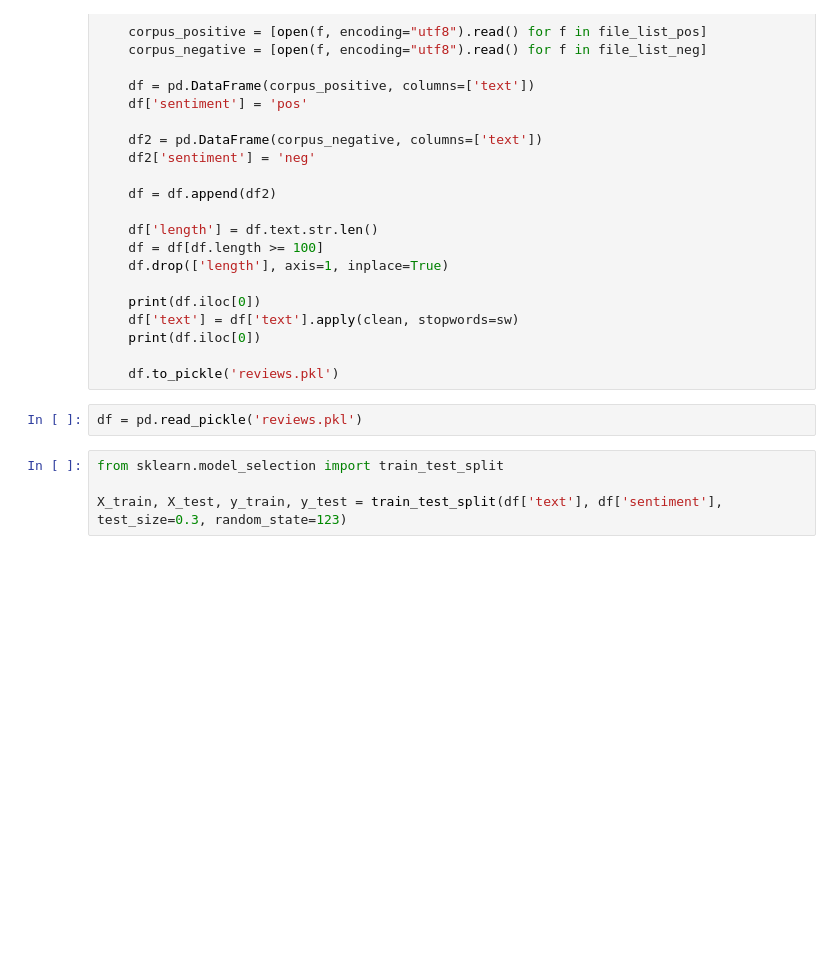
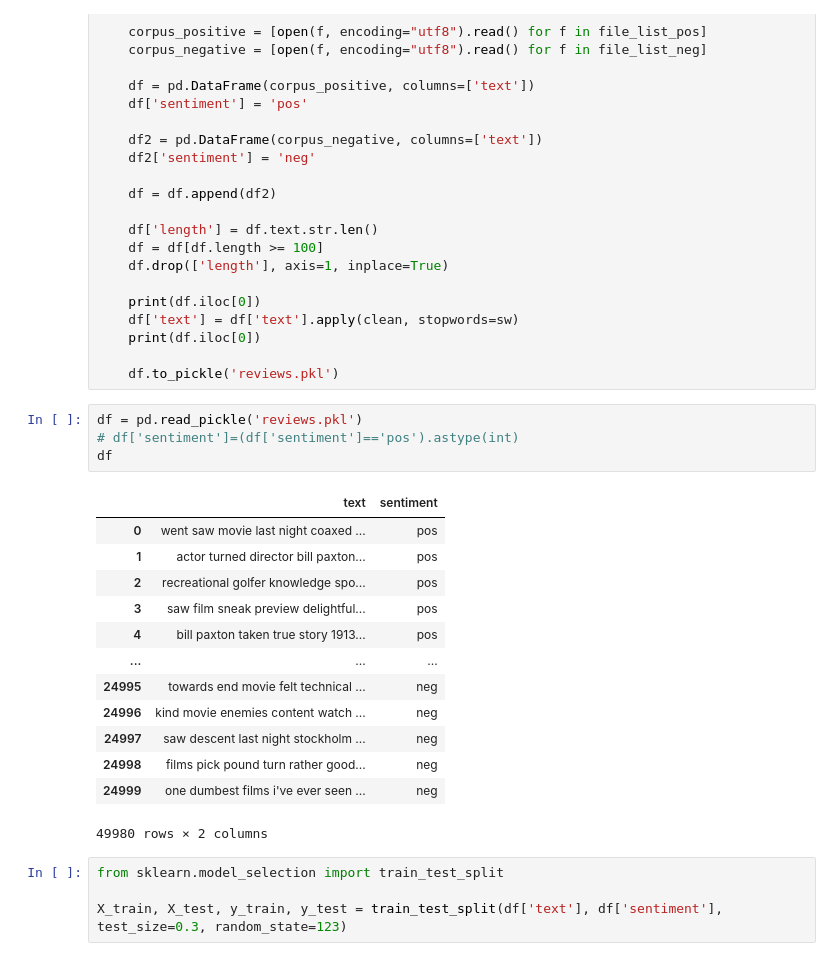
Before and after one commit to christesont/cs4448_finalproject, a Jupyter notebook: cs4448_finalproject.ipynb, the cells around one changed output. Saved outputs shown, nothing was run; the diff lists cells and outputs as text; blank space fills up the shorter version.

```diff
--- a/cs4448_finalproject.ipynb
+++ b/cs4448_finalproject.ipynb
@@ -84,6 +84,22 @@ def ingest_and_clean_data():
     df.to_pickle('reviews.pkl')
 # %%
 df = pd.read_pickle('reviews.pkl')
+# df['sentiment']=(df['sentiment']=='pos').astype(int)
+df
+# %% [output]
+|  | text | sentiment |
+| 0 | went saw movie last night coaxed ... | pos |
+| 1 | actor turned director bill paxton... | pos |
+| 2 | recreational golfer knowledge spo... | pos |
+| 3 | saw film sneak preview delightful... | pos |
+| 4 | bill paxton taken true story 1913... | pos |
+| ... | ... | ... |
+| 24995 | towards end movie felt technical ... | neg |
+| 24996 | kind movie enemies content watch ... | neg |
+| 24997 | saw descent last night stockholm ... | neg |
+| 24998 | films pick pound turn rather good... | neg |
+| 24999 | one dumbest films i've ever seen ... | neg |
+49980 rows × 2 columns
 # %%
 from sklearn.model_selection import train_test_split
 
```
Also changed, not shown: parts of 11 cells of this notebook.
